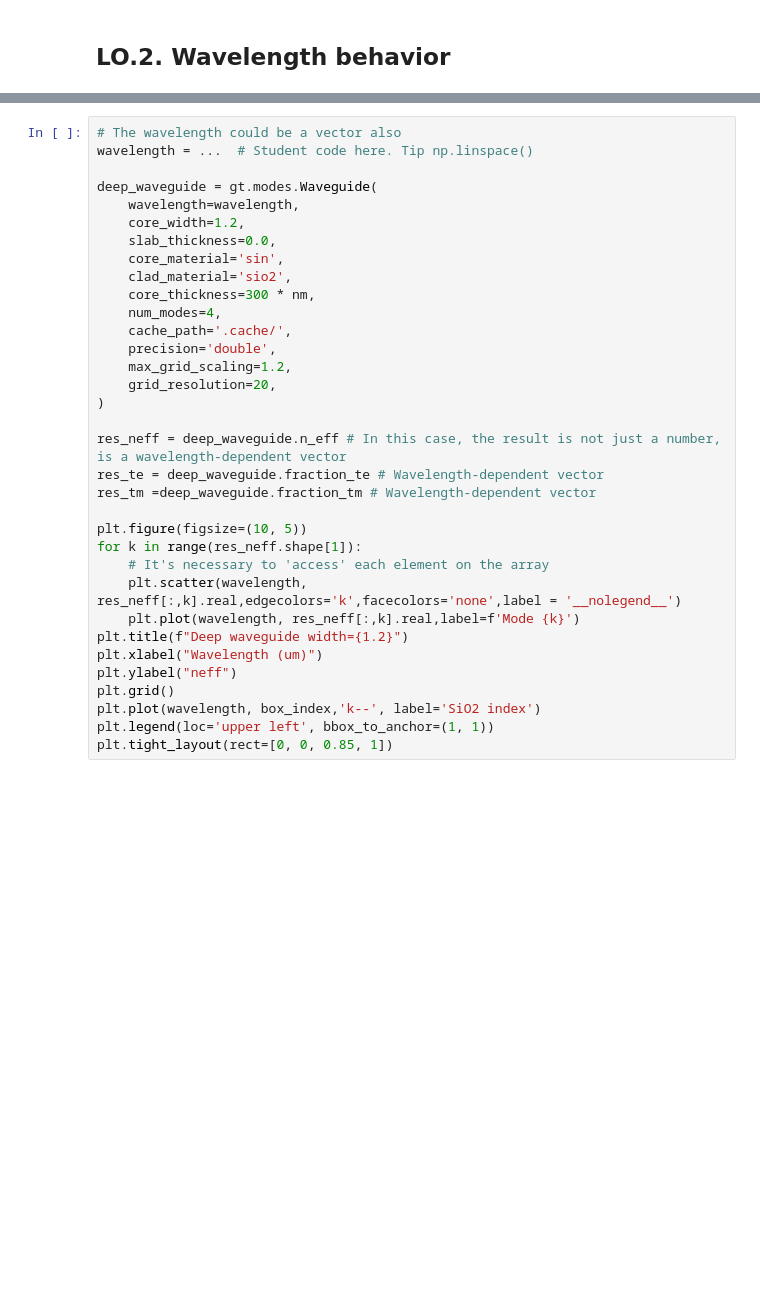
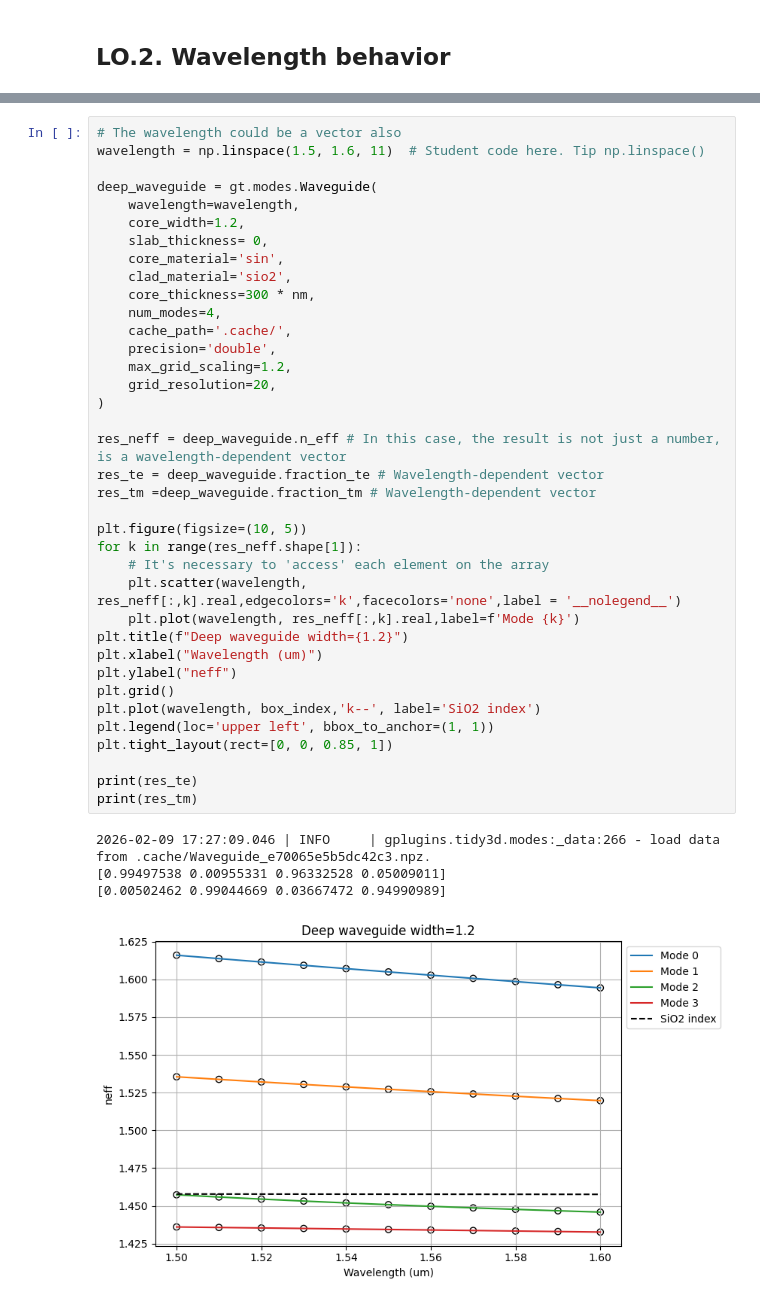
Before and after one commit to mromgar1/pic-upv-lab0, a Jupyter notebook: 010_MODESOLVER_Student.ipynb, the cells around one changed output, grey strips where cells are left out. Saved outputs shown, nothing was run; the diff lists cells and outputs as text; blank space fills up the shorter version.

```diff
--- a/010_MODESOLVER_Student.ipynb
+++ b/010_MODESOLVER_Student.ipynb
@@ -146,34 +223,42 @@ These results are derived from a numerical method used to solve the EM problem,
 # %%
 # The wavelength could be a vector also
-wavelength = ...  # Student code here. Tip np.linspace()
+wavelength = np.linspace(1.5, 1.6, 11)  # Student code here. Tip np.linspace()
 
 deep_waveguide = gt.modes.Waveguide(
     wavelength=wavelength,
     core_width=1.2,
-    slab_thickness=0.0,
+    slab_thickness= 0,
     core_material='sin',
     clad_material='sio2',
     core_thickness=300 * nm,
     num_modes=4,
     cache_path='.cache/',
     precision='double',
     max_grid_scaling=1.2,
     grid_resolution=20,
 )
 
 res_neff = deep_waveguide.n_eff # In this case, the result is not just a number, is a wavelength-dependent vector
 res_te = deep_waveguide.fraction_te # Wavelength-dependent vector
 res_tm =deep_waveguide.fraction_tm # Wavelength-dependent vector
 
 plt.figure(figsize=(10, 5))
 for k in range(res_neff.shape[1]):
     # It's necessary to 'access' each element on the array
     plt.scatter(wavelength, res_neff[:,k].real,edgecolors='k',facecolors='none',label = '__nolegend__')
     plt.plot(wavelength, res_neff[:,k].real,label=f'Mode {k}')
 plt.title(f"Deep waveguide width={1.2}")
 plt.xlabel("Wavelength (um)")
 plt.ylabel("neff")
 plt.grid()
 plt.plot(wavelength, box_index,'k--', label='SiO2 index')
 plt.legend(loc='upper left', bbox_to_anchor=(1, 1))
 plt.tight_layout(rect=[0, 0, 0.85, 1])
+
+print(res_te)
+print(res_tm)
+# %% [output]
+2026-02-09 17:27:09.046 | INFO     | gplugins.tidy3d.modes:_data:266 - load data from .cache/Waveguide_e70065e5b5dc42c3.npz.
+[0.99497538 0.00955331 0.96332528 0.05009011]
+[0.00502462 0.99044669 0.03667472 0.94990989]
+[figure, added]
```
Also changed, not shown: parts of 12 cells of this notebook.
